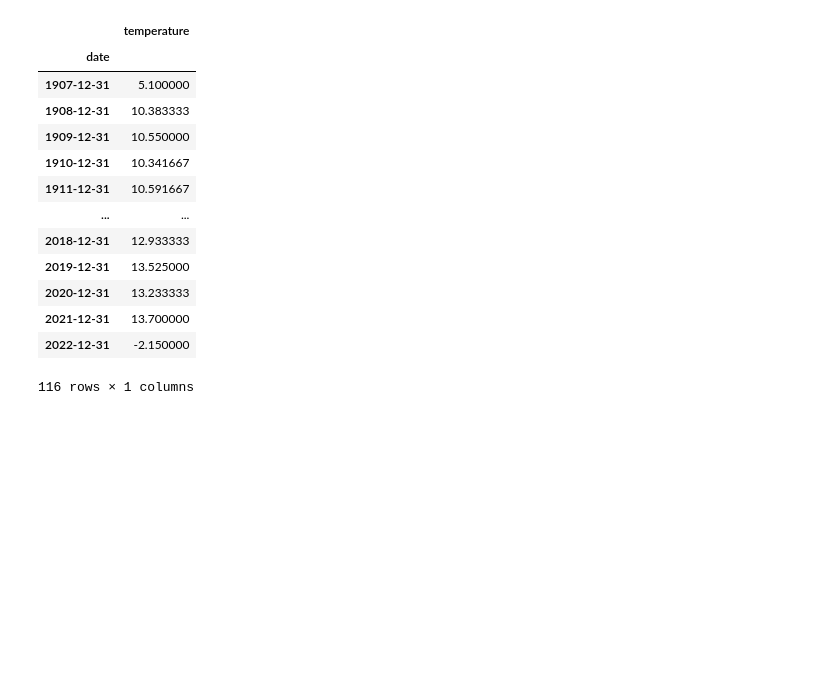
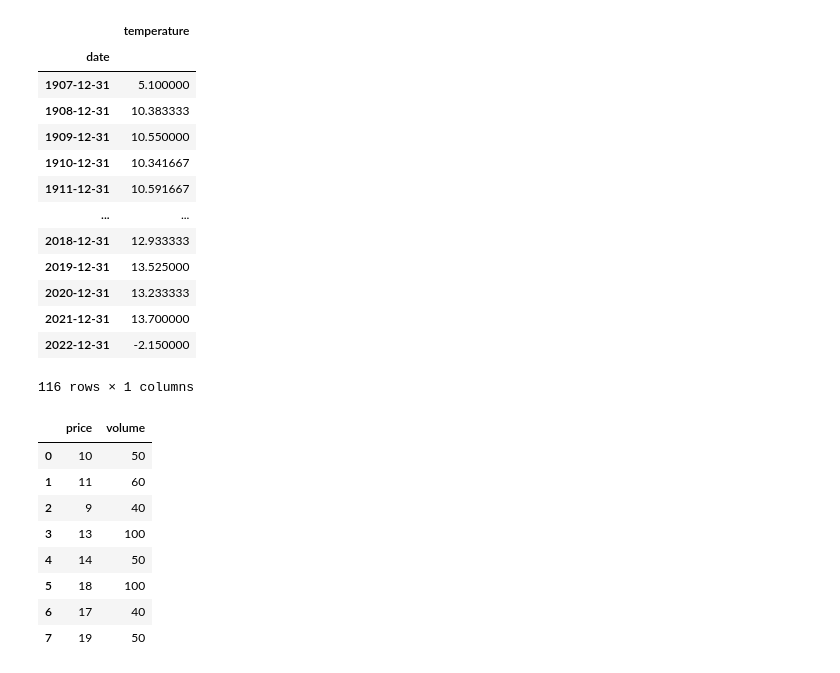
Before and after one commit to koreabao/public_data, a Jupyter notebook: temp_1.ipynb, the cells around one changed output. Cells and saved outputs as stored; diff of their text form; code cells hidden in the pictures; blank space fills up the shorter version.

```diff
--- a/temp_1.ipynb
+++ b/temp_1.ipynb
@@ -431,3 +431,21 @@ tp3.resample('Y').mean()
 | 2021-12-31 | 13.700000 |
 | 2022-12-31 | -2.150000 |
 116 rows × 1 columns
+# %%
+d = {'price': [10, 11, 9, 13, 14, 18, 17, 19],
+          'volume': [50, 60, 40, 100, 50, 100, 40, 50]}
+df = pd.DataFrame.from_dict(d)
+df
+
+# df['week_starting'] = pd.date_range('01/01/2018',periods=8,freq='W')
+# df
+# %% [output]
+|  | price | volume |
+| 0 | 10 | 50 |
+| 1 | 11 | 60 |
+| 2 | 9 | 40 |
+| 3 | 13 | 100 |
+| 4 | 14 | 50 |
+| 5 | 18 | 100 |
+| 6 | 17 | 40 |
+| 7 | 19 | 50 |
```
Also changed, not shown: parts of 3 cells of this notebook.
